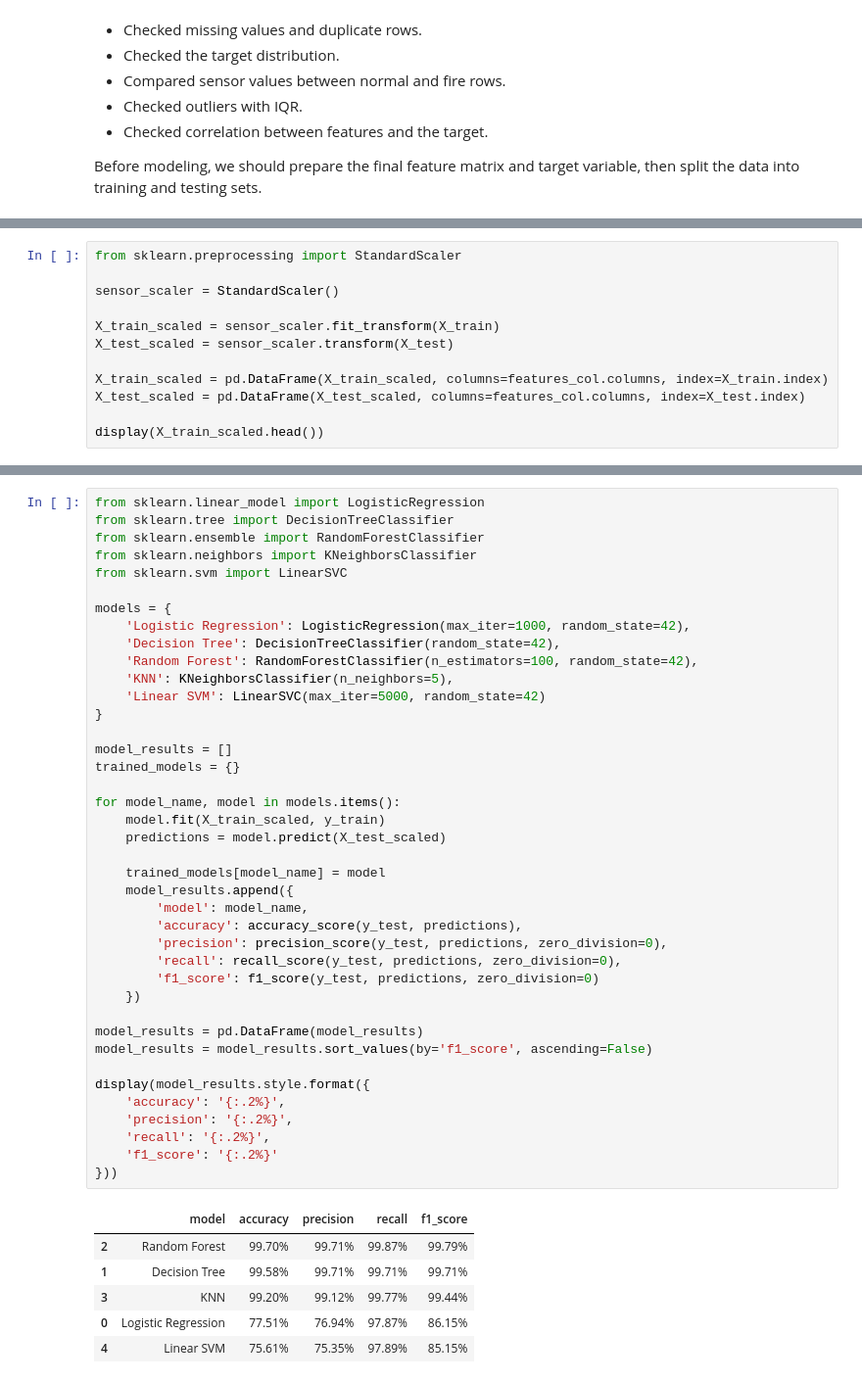
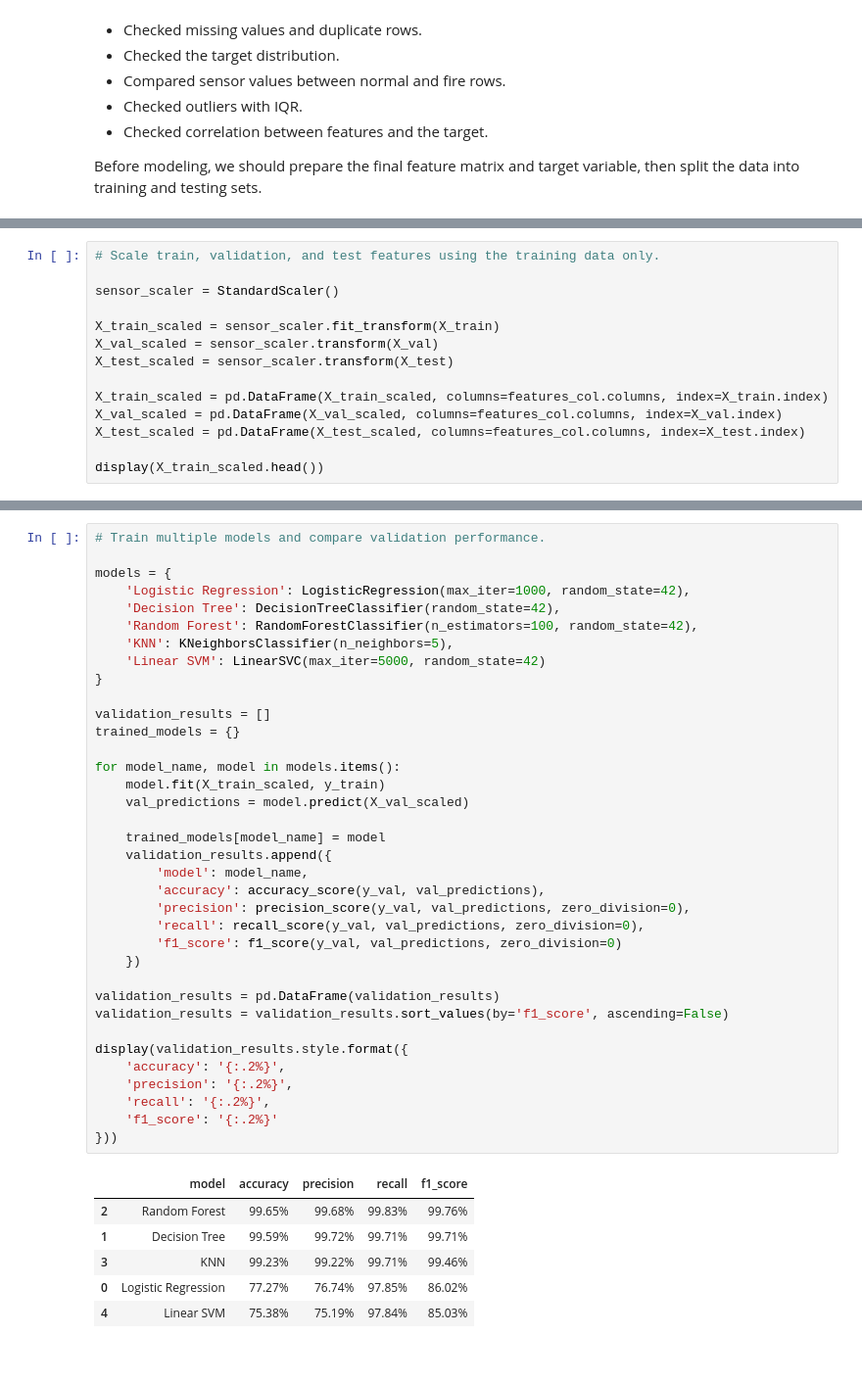
Before and after one commit to SEP4Spring2026/SEP4, a Jupyter notebook: System/MlServer/waqars_model/smoke_detection_model.ipynb, the cells around one changed output, grey strips where cells are left out. Shown at 98% size. Drawn from its saved outputs; the diff is of its cells as text.

```diff
--- a/System/MlServer/waqars_model/smoke_detection_model.ipynb
+++ b/System/MlServer/waqars_model/smoke_detection_model.ipynb
@@ -460,12 +518,14 @@ Scaling helps many ML models compare the sensor columns fairly, especially becau
 # %%
-from sklearn.preprocessing import StandardScaler
+# Scale train, validation, and test features using the training data only.
 
 sensor_scaler = StandardScaler()
 
 X_train_scaled = sensor_scaler.fit_transform(X_train)
+X_val_scaled = sensor_scaler.transform(X_val)
 X_test_scaled = sensor_scaler.transform(X_test)
 
 X_train_scaled = pd.DataFrame(X_train_scaled, columns=features_col.columns, index=X_train.index)
+X_val_scaled = pd.DataFrame(X_val_scaled, columns=features_col.columns, index=X_val.index)
 X_test_scaled = pd.DataFrame(X_test_scaled, columns=features_col.columns, index=X_test.index)
 
 display(X_train_scaled.head())
@@ -540,47 +599,43 @@ The models are:
 # %%
-from sklearn.linear_model import LogisticRegression
-from sklearn.tree import DecisionTreeClassifier
-from sklearn.ensemble import RandomForestClassifier
-from sklearn.neighbors import KNeighborsClassifier
-from sklearn.svm import LinearSVC
+# Train multiple models and compare validation performance.
 
 models = {
     'Logistic Regression': LogisticRegression(max_iter=1000, random_state=42),
     'Decision Tree': DecisionTreeClassifier(random_state=42),
     'Random Forest': RandomForestClassifier(n_estimators=100, random_state=42),
     'KNN': KNeighborsClassifier(n_neighbors=5),
     'Linear SVM': LinearSVC(max_iter=5000, random_state=42)
 }
 
-model_results = []
+validation_results = []
 trained_models = {}
 
 for model_name, model in models.items():
     model.fit(X_train_scaled, y_train)
-    predictions = model.predict(X_test_scaled)
+    val_predictions = model.predict(X_val_scaled)
 
     trained_models[model_name] = model
-    model_results.append({
+    validation_results.append({
         'model': model_name,
-        'accuracy': accuracy_score(y_test, predictions),
-        'precision': precision_score(y_test, predictions, zero_division=0),
-        'recall': recall_score(y_test, predictions, zero_division=0),
-        'f1_score': f1_score(y_test, predictions, zero_division=0)
+        'accuracy': accuracy_score(y_val, val_predictions),
+        'precision': precision_score(y_val, val_predictions, zero_division=0),
+        'recall': recall_score(y_val, val_predictions, zero_division=0),
+        'f1_score': f1_score(y_val, val_predictions, zero_division=0)
     })
 
-model_results = pd.DataFrame(model_results)
-model_results = model_results.sort_values(by='f1_score', ascending=False)
+validation_results = pd.DataFrame(validation_results)
+validation_results = validation_results.sort_values(by='f1_score', ascending=False)
 
-display(model_results.style.format({
+display(validation_results.style.format({
     'accuracy': '{:.2%}',
     'precision': '{:.2%}',
     'recall': '{:.2%}',
     'f1_score': '{:.2%}'
 }))
 # %% [output]
 |  | model | accuracy | precision | recall | f1_score |
-| 2 | Random Forest | 99.70% | 99.71% | 99.87% | 99.79% |
-| 1 | Decision Tree | 99.58% | 99.71% | 99.71% | 99.71% |
-| 3 | KNN | 99.20% | 99.12% | 99.77% | 99.44% |
-| 0 | Logistic Regression | 77.51% | 76.94% | 97.87% | 86.15% |
-| 4 | Linear SVM | 75.61% | 75.35% | 97.89% | 85.15% |
+| 2 | Random Forest | 99.65% | 99.68% | 99.83% | 99.76% |
+| 1 | Decision Tree | 99.59% | 99.72% | 99.71% | 99.71% |
+| 3 | KNN | 99.23% | 99.22% | 99.71% | 99.46% |
+| 0 | Logistic Regression | 77.27% | 76.74% | 97.85% | 86.02% |
+| 4 | Linear SVM | 75.38% | 75.19% | 97.84% | 85.03% |
```
Also changed, not shown: parts of 40 cells of this notebook, 1 other file.
